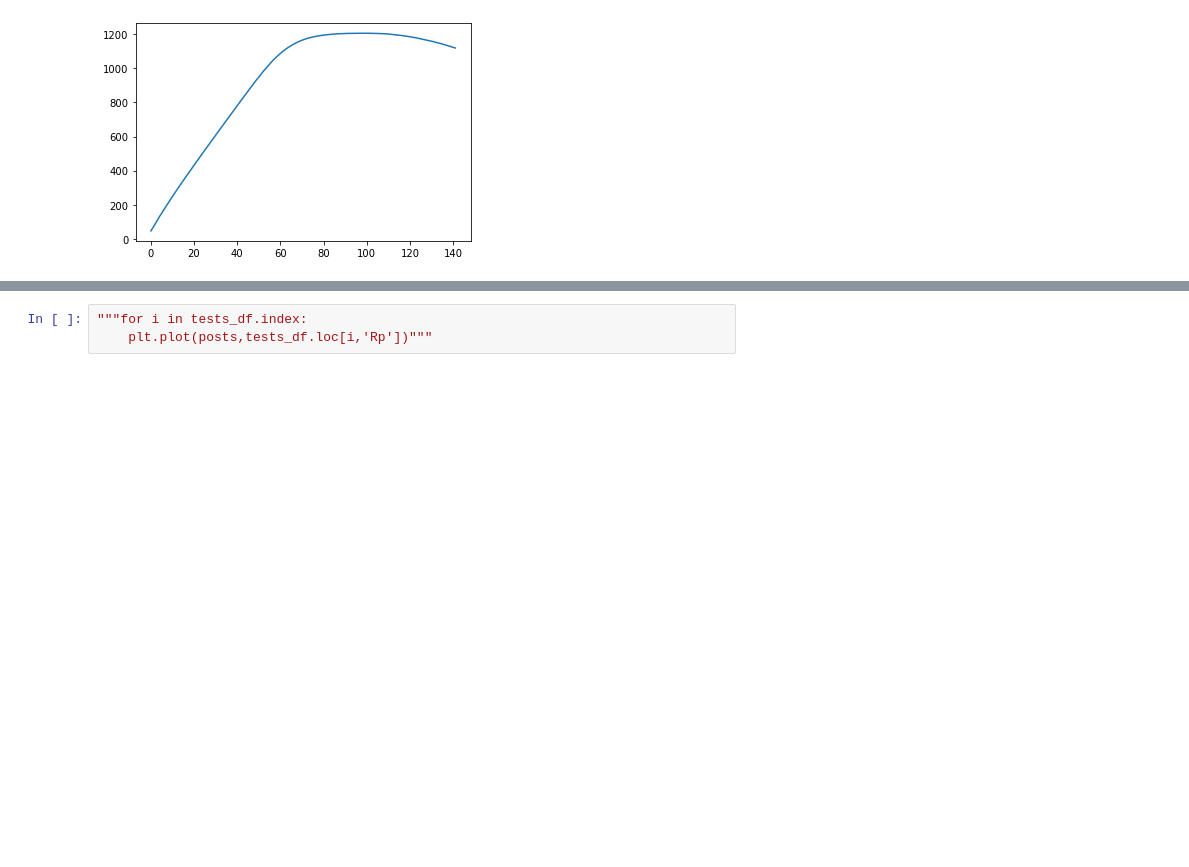
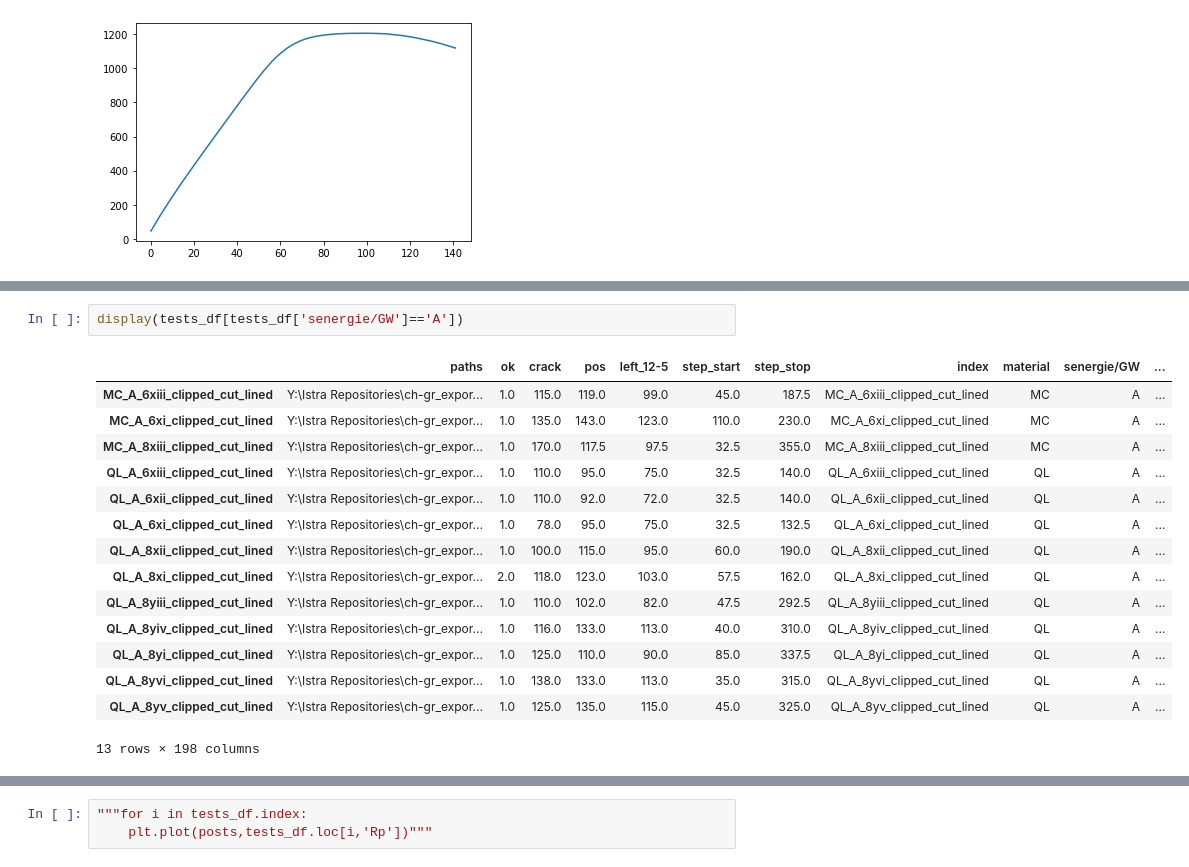
Before and after one commit to KMDE-10/DIC, a Jupyter notebook: pickle_import_analys.ipynb, the cells around one changed output, grey strips where cells are left out. Saved outputs shown, nothing was run; the diff lists cells and outputs as text; blank space fills up the shorter version.

```diff
--- a/pickle_import_analys.ipynb
+++ b/pickle_import_analys.ipynb
@@ -700,3 +755,21 @@ postexplode['step_rp02']=[postexplode.loc[i,'Rpinclposstep'].split('_')[2] for i
+# %%
+display(tests_df[tests_df['senergie/GW']=='A'])
+# %% [output]
+|  | paths | ok | crack | pos | left_12-5 | step_start | step_stop | index | material | senergie/GW | ... |
+| MC_A_6xiii_clipped_cut_lined | Y:\Istra Repositories\ch-gr_expor... | 1.0 | 115.0 | 119.0 | 99.0 | 45.0 | 187.5 | MC_A_6xiii_clipped_cut_lined | MC | A | ... |
+| MC_A_6xi_clipped_cut_lined | Y:\Istra Repositories\ch-gr_expor... | 1.0 | 135.0 | 143.0 | 123.0 | 110.0 | 230.0 | MC_A_6xi_clipped_cut_lined | MC | A | ... |
+| MC_A_8xiii_clipped_cut_lined | Y:\Istra Repositories\ch-gr_expor... | 1.0 | 170.0 | 117.5 | 97.5 | 32.5 | 355.0 | MC_A_8xiii_clipped_cut_lined | MC | A | ... |
+| QL_A_6xiii_clipped_cut_lined | Y:\Istra Repositories\ch-gr_expor... | 1.0 | 110.0 | 95.0 | 75.0 | 32.5 | 140.0 | QL_A_6xiii_clipped_cut_lined | QL | A | ... |
+| QL_A_6xii_clipped_cut_lined | Y:\Istra Repositories\ch-gr_expor... | 1.0 | 110.0 | 92.0 | 72.0 | 32.5 | 140.0 | QL_A_6xii_clipped_cut_lined | QL | A | ... |
+| QL_A_6xi_clipped_cut_lined | Y:\Istra Repositories\ch-gr_expor... | 1.0 | 78.0 | 95.0 | 75.0 | 32.5 | 132.5 | QL_A_6xi_clipped_cut_lined | QL | A | ... |
+| QL_A_8xii_clipped_cut_lined | Y:\Istra Repositories\ch-gr_expor... | 1.0 | 100.0 | 115.0 | 95.0 | 60.0 | 190.0 | QL_A_8xii_clipped_cut_lined | QL | A | ... |
+| QL_A_8xi_clipped_cut_lined | Y:\Istra Repositories\ch-gr_expor... | 2.0 | 118.0 | 123.0 | 103.0 | 57.5 | 162.0 | QL_A_8xi_clipped_cut_lined | QL | A | ... |
+| QL_A_8yiii_clipped_cut_lined | Y:\Istra Repositories\ch-gr_expor... | 1.0 | 110.0 | 102.0 | 82.0 | 47.5 | 292.5 | QL_A_8yiii_clipped_cut_lined | QL | A | ... |
+| QL_A_8yiv_clipped_cut_lined | Y:\Istra Repositories\ch-gr_expor... | 1.0 | 116.0 | 133.0 | 113.0 | 40.0 | 310.0 | QL_A_8yiv_clipped_cut_lined | QL | A | ... |
+| QL_A_8yi_clipped_cut_lined | Y:\Istra Repositories\ch-gr_expor... | 1.0 | 125.0 | 110.0 | 90.0 | 85.0 | 337.5 | QL_A_8yi_clipped_cut_lined | QL | A | ... |
+| QL_A_8yvi_clipped_cut_lined | Y:\Istra Repositories\ch-gr_expor... | 1.0 | 138.0 | 133.0 | 113.0 | 35.0 | 315.0 | QL_A_8yvi_clipped_cut_lined | QL | A | ... |
+| QL_A_8yv_clipped_cut_lined | Y:\Istra Repositories\ch-gr_expor... | 1.0 | 125.0 | 135.0 | 115.0 | 45.0 | 325.0 | QL_A_8yv_clipped_cut_lined | QL | A | ... |
+13 rows × 198 columns
 # %%
 plot=postexplode.copy()
 plot2=postexplode.copy()
```
Also changed, not shown: parts of 12 cells of this notebook, 5 other files.
